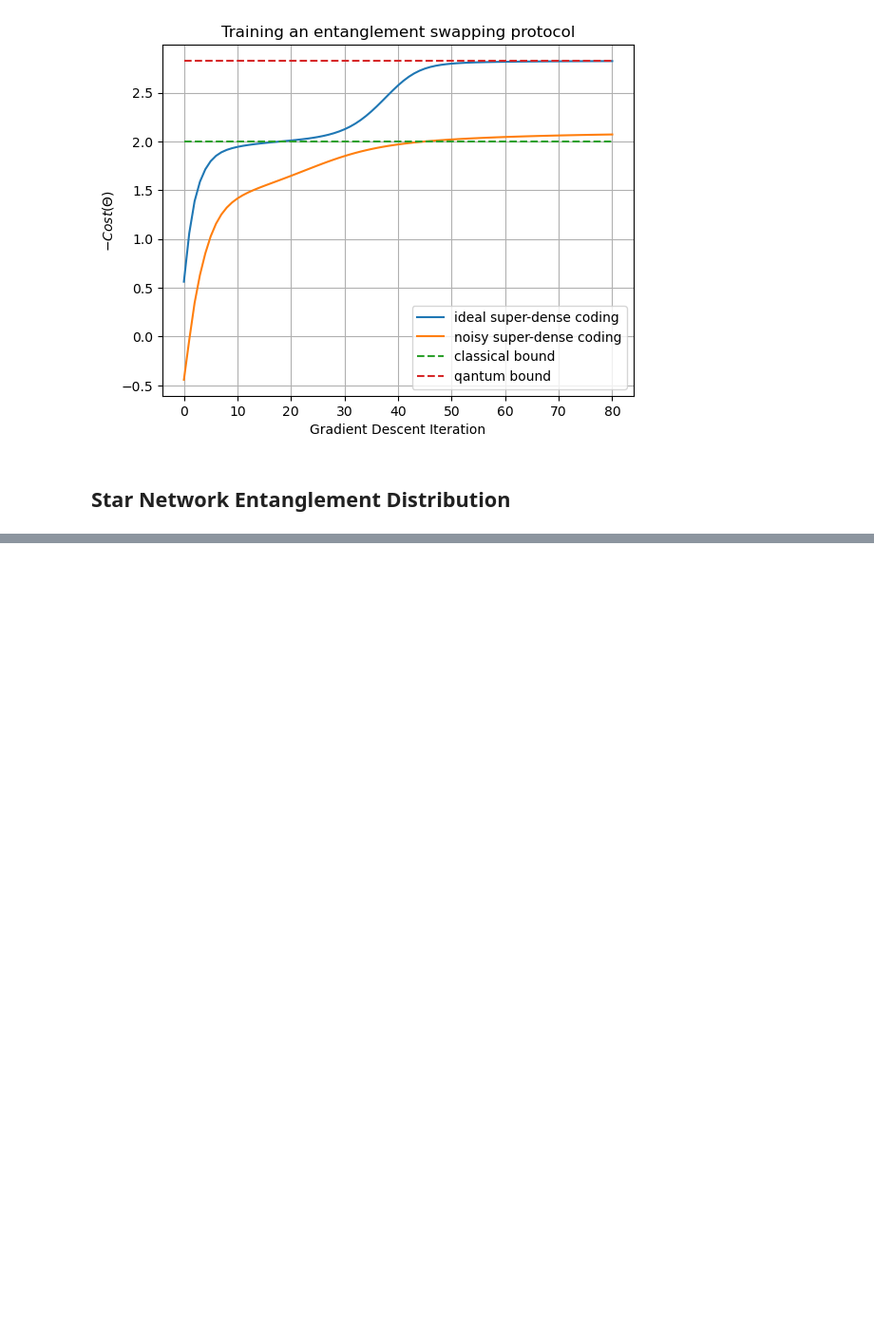
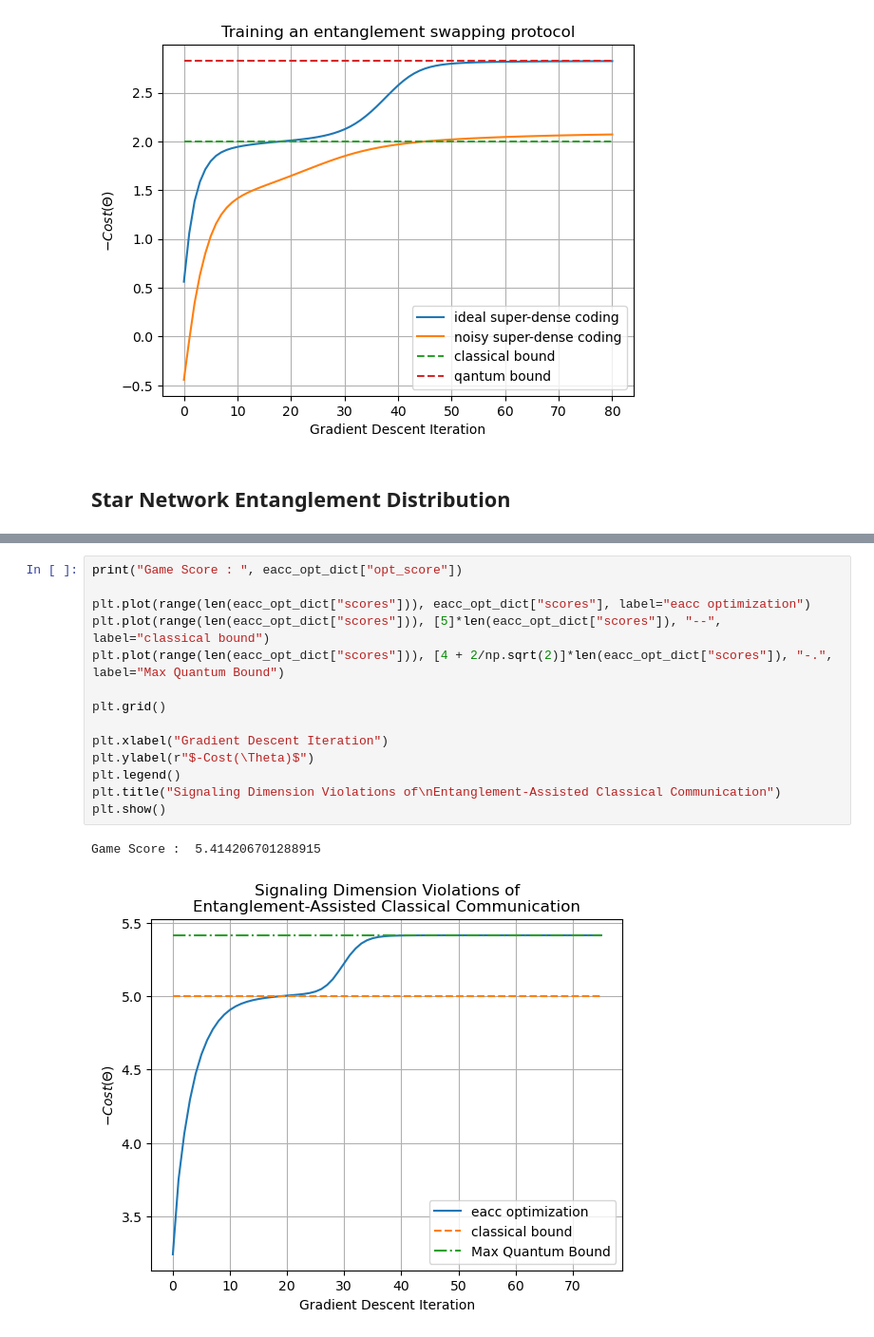
Before and after one commit to ChitambarLab/qNetVO, a Jupyter notebook: demos/training_locc_protocols.ipynb, the cells around one changed output, grey strips where cells are left out. Shown at 95% size. Cells and saved outputs as stored; diff of their text form; blank space fills up the shorter version.

```diff
--- a/demos/training_locc_protocols.ipynb
+++ b/demos/training_locc_protocols.ipynb
@@ -812,0 +958,17 @@ elapsed time :  0.27286720275878906
+# %%
+print("Game Score : ", eacc_opt_dict["opt_score"])
+
+plt.plot(range(len(eacc_opt_dict["scores"])), eacc_opt_dict["scores"], label="eacc optimization")
+plt.plot(range(len(eacc_opt_dict["scores"])), [5]*len(eacc_opt_dict["scores"]), "--", label="classical bound")
+plt.plot(range(len(eacc_opt_dict["scores"])), [4 + 2/np.sqrt(2)]*len(eacc_opt_dict["scores"]), "-.", label="Max Quantum Bound")
+
+plt.grid()
+
+plt.xlabel("Gradient Descent Iteration")
+plt.ylabel(r"$-Cost(\Theta)$")
+plt.legend()
+plt.title("Signaling Dimension Violations of\nEntanglement-Assisted Classical Communication")
+plt.show()
+# %% [output]
+Game Score :  5.414206701288915
+[figure, added]
```
Also changed, not shown: parts of 21 cells of this notebook.
